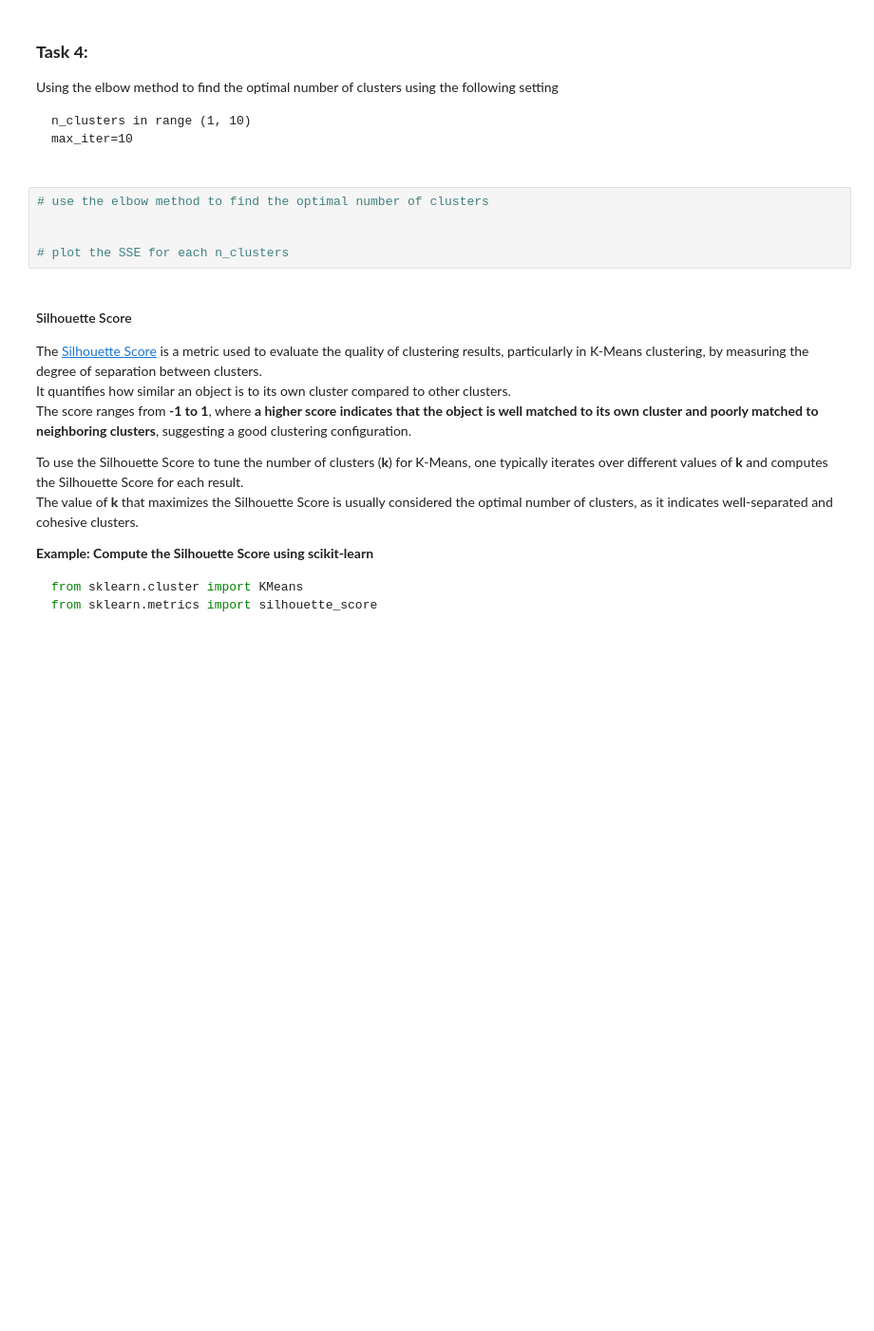
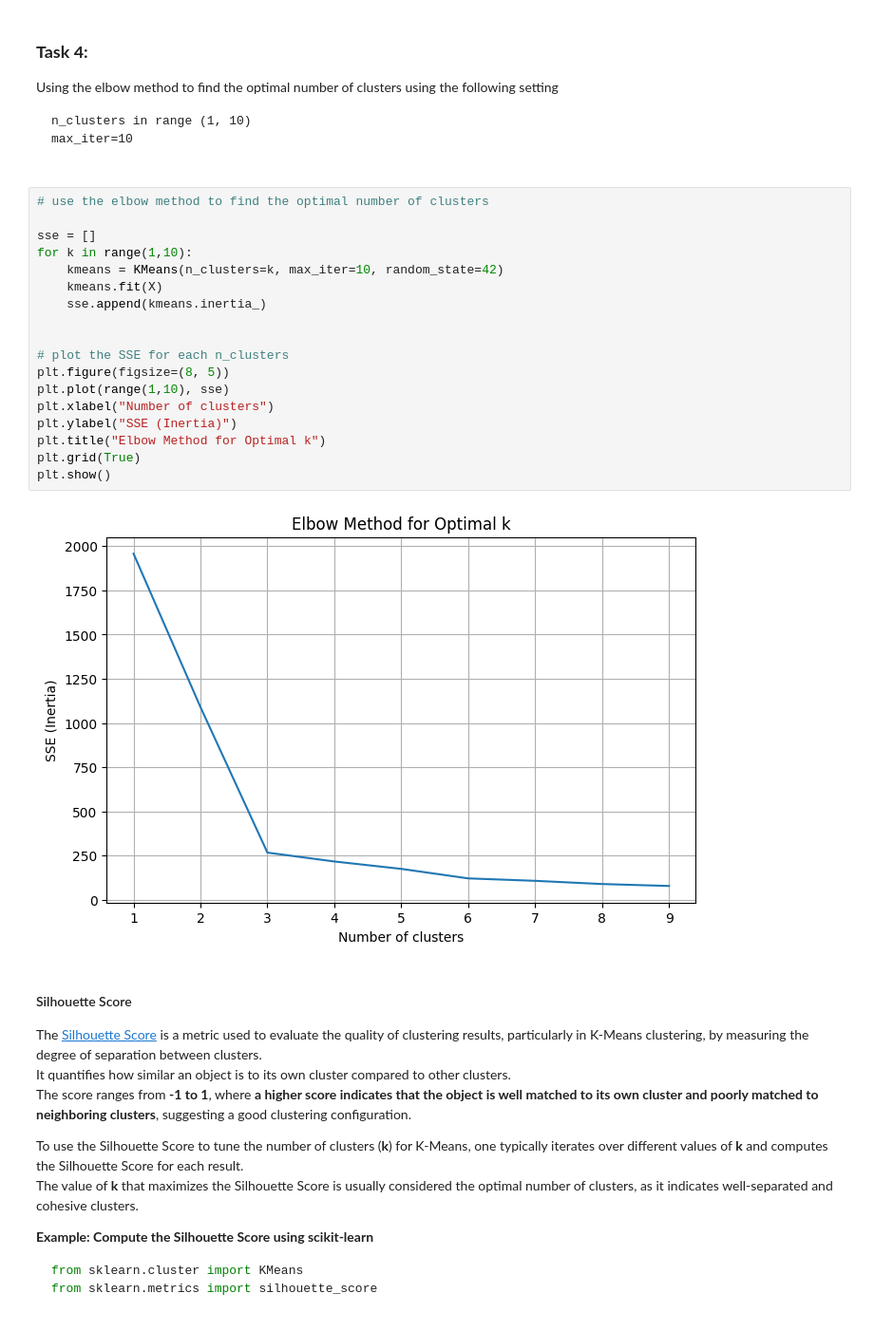
Before and after one commit to gabbymp3/stat362, a Jupyter notebook: student/quizzes/week_9/KMeans.ipynb, the cells around one changed output. Shown at 95% size. Cells and saved outputs as stored; diff of their text form; blank space fills up the shorter version.

````diff
--- a/student/quizzes/week_9/KMeans.ipynb
+++ b/student/quizzes/week_9/KMeans.ipynb
@@ -482,11 +542,26 @@ n_clusters in range (1, 10)
 max_iter=10
 
 ```
-# %%
-# use the elbow method to find the optimal number of clusters
-
-
-# plot the SSE for each n_clusters
+# %%
+# use the elbow method to find the optimal number of clusters
+
+sse = []
+for k in range(1,10):
+    kmeans = KMeans(n_clusters=k, max_iter=10, random_state=42)
+    kmeans.fit(X)
+    sse.append(kmeans.inertia_)
+
+
+# plot the SSE for each n_clusters
+plt.figure(figsize=(8, 5))
+plt.plot(range(1,10), sse)
+plt.xlabel("Number of clusters")
+plt.ylabel("SSE (Inertia)")
+plt.title("Elbow Method for Optimal k")
+plt.grid(True)
+plt.show()
+# %% [output]
+[figure, added]
 # %% [markdown]
 #### Silhouette Score
 
````
Also changed, not shown: parts of 23 cells of this notebook, 3 other files.
